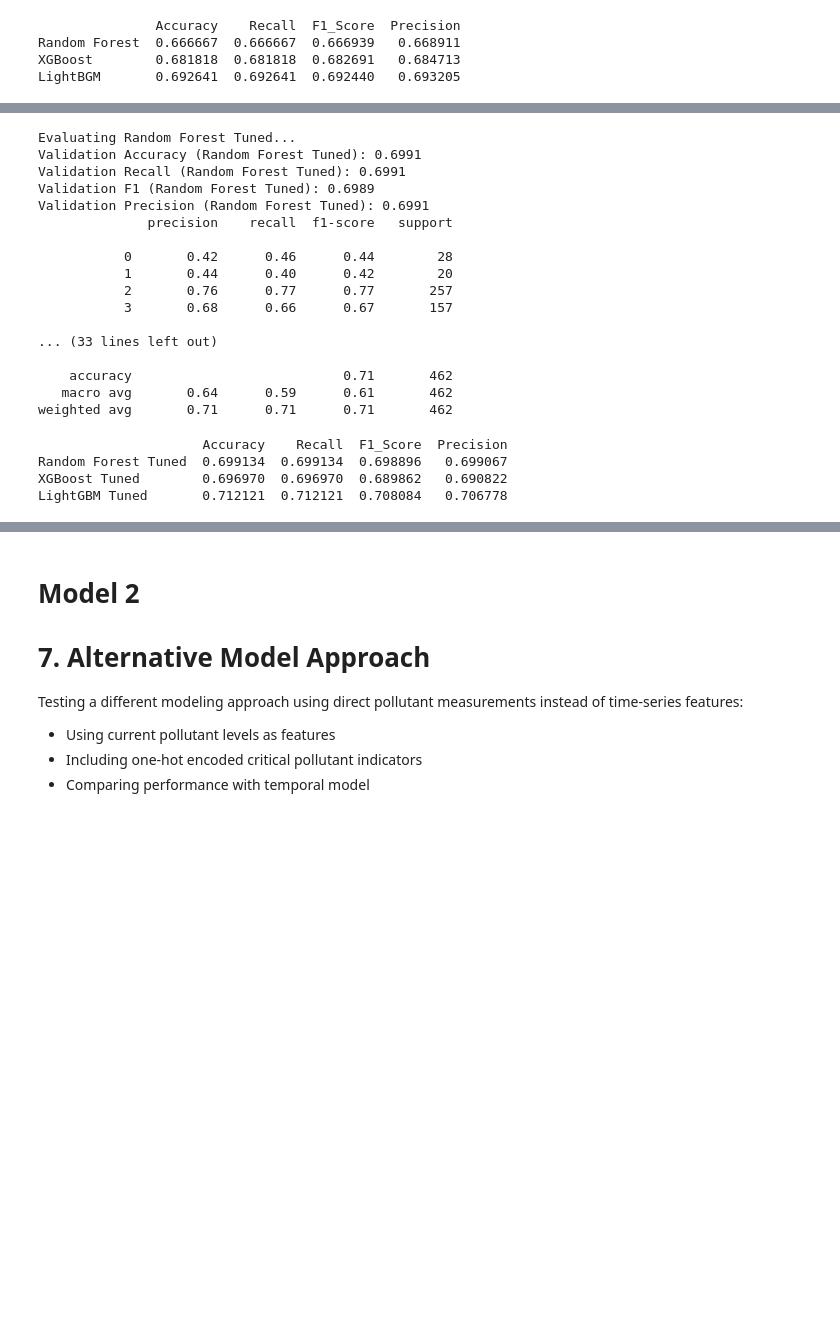
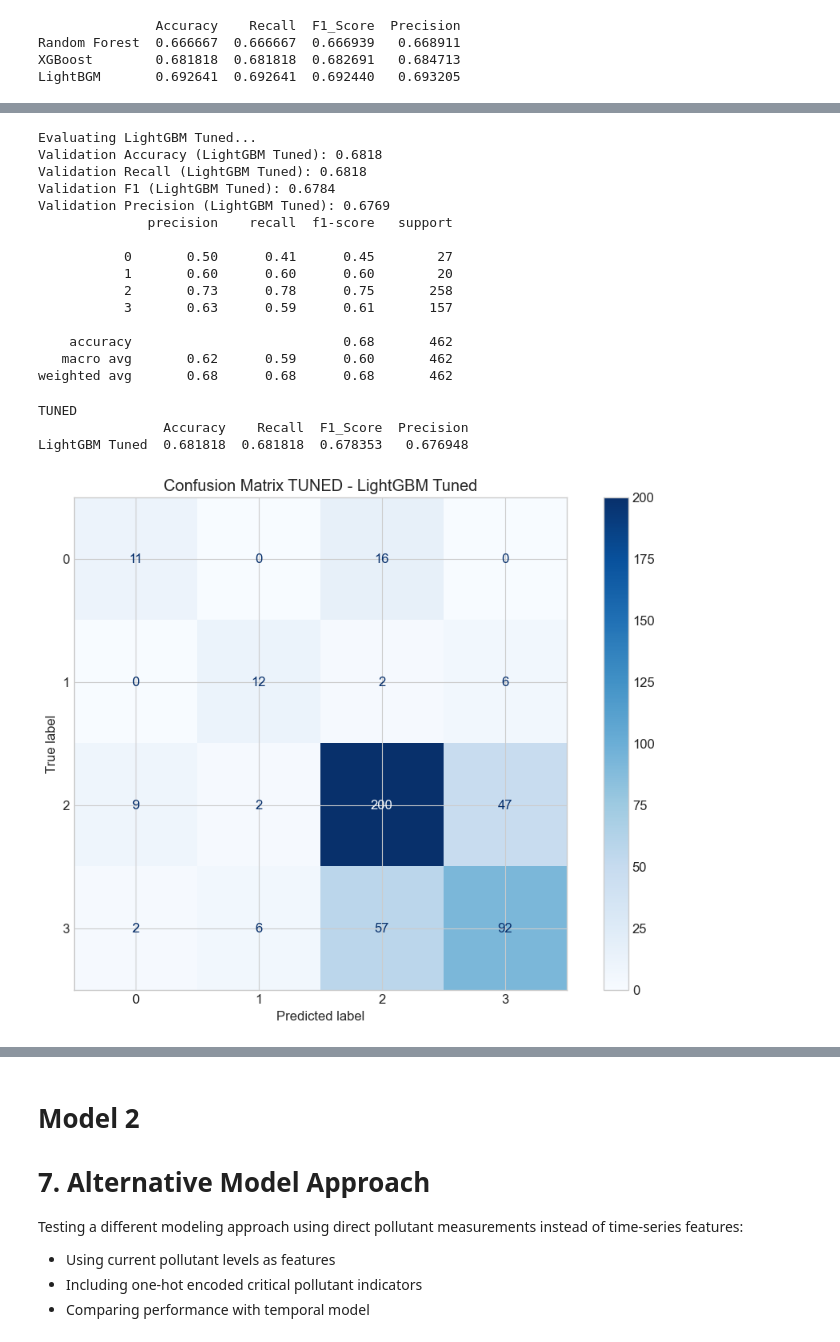
Before and after one commit to NandoG1/Model-Air-Quality-Index-in-Jakarta, a Jupyter notebook: model.ipynb, the cells around one changed output, grey strips where cells are left out. Saved outputs shown, nothing was run; the diff lists cells and outputs as text; code cells hidden in the pictures; blank space fills up the shorter version.

```diff
--- a/model.ipynb
+++ b/model.ipynb
@@ -803,13 +731,11 @@ Best LightGBM params: {'colsample_bytree': 0.8, 'learning_rate': 0.1, 'max_depth
 # %%
-models = {
-    'Random Forest Tuned': grid_rf.best_estimator_,
-    'XGBoost Tuned': grid_xgb.best_estimator_,
+models_tuned = {
     'LightGBM Tuned': grid_lgb.best_estimator_
 }
 
 val_scores = {}
 
-for name, model in models.items():
+for name, model in models_tuned.items():
     print(f"\nEvaluating {name}...")
     y_val_pred = model.predict(X_val)
     y_val_proba = model.predict_proba(X_val)[:, 1]
@@ -826,31 +752,41 @@ for name, model in models.items():
     print(f"Validation Precision ({name}): {prec:.4f}")
     print(classification_report(y_val, y_val_pred))
 # %% [output]
-Evaluating Random Forest Tuned...
-Validation Accuracy (Random Forest Tuned): 0.6991
-Validation Recall (Random Forest Tuned): 0.6991
-Validation F1 (Random Forest Tuned): 0.6989
-Validation Precision (Random Forest Tuned): 0.6991
+Evaluating LightGBM Tuned...
+Validation Accuracy (LightGBM Tuned): 0.6818
+Validation Recall (LightGBM Tuned): 0.6818
+Validation F1 (LightGBM Tuned): 0.6784
+Validation Precision (LightGBM Tuned): 0.6769
               precision    recall  f1-score   support
 
-           0       0.42      0.46      0.44        28
-           1       0.44      0.40      0.42        20
-           2       0.76      0.77      0.77       257
-           3       0.68      0.66      0.67       157
+           0       0.50      0.41      0.45        27
+           1       0.60      0.60      0.60        20
+           2       0.73      0.78      0.75       258
+           3       0.63      0.59      0.61       157
 
-... (33 lines left out)
-
-    accuracy                           0.71       462
-   macro avg       0.64      0.59      0.61       462
-weighted avg       0.71      0.71      0.71       462
+    accuracy                           0.68       462
+   macro avg       0.62      0.59      0.60       462
+weighted avg       0.68      0.68      0.68       462
 # %%
+print("TUNED")
 metric_name = ["Accuracy", "Recall", "F1_Score", "Precision"]
 
 df_val_score = pd.DataFrame(val_scores, index=metric_name).T
 
 print(df_val_score)
 # %% [output]
-                     Accuracy    Recall  F1_Score  Precision
-Random Forest Tuned  0.699134  0.699134  0.698896   0.699067
-XGBoost Tuned        0.696970  0.696970  0.689862   0.690822
-LightGBM Tuned       0.712121  0.712121  0.708084   0.706778
+TUNED
+                Accuracy    Recall  F1_Score  Precision
+LightGBM Tuned  0.681818  0.681818  0.678353   0.676948
+# %%
+for name, model in models_tuned.items():
+    y_val_pred = model.predict(X_val)
+
+    cm = confusion_matrix(y_val, y_val_pred)
+    disp = ConfusionMatrixDisplay(confusion_matrix=cm)
+
+    disp.plot(cmap=plt.cm.Blues)
+    plt.title(f"Confusion Matrix TUNED - {name}")
+    plt.show()
+# %% [output]
+[figure, added]
```
Also changed, not shown: parts of 61 cells of this notebook.
